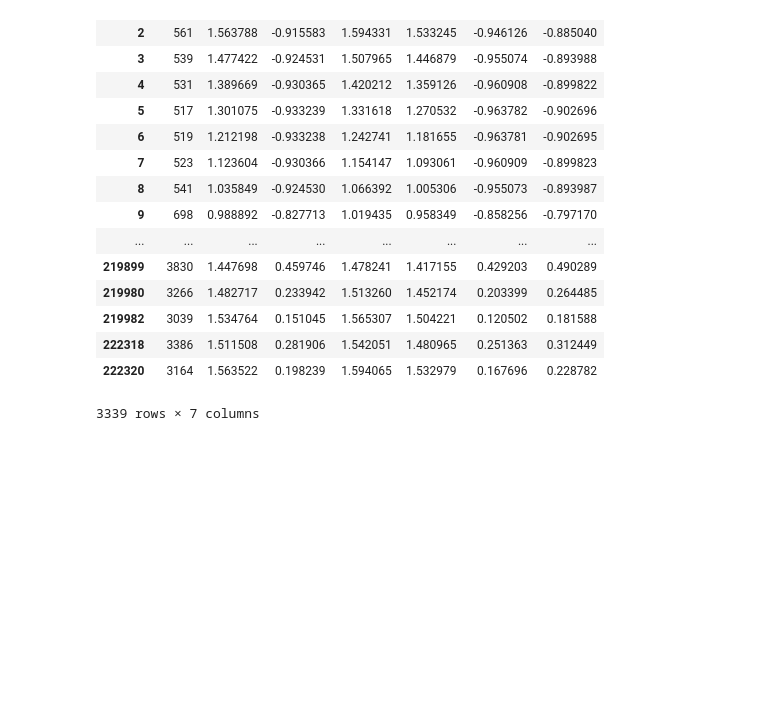
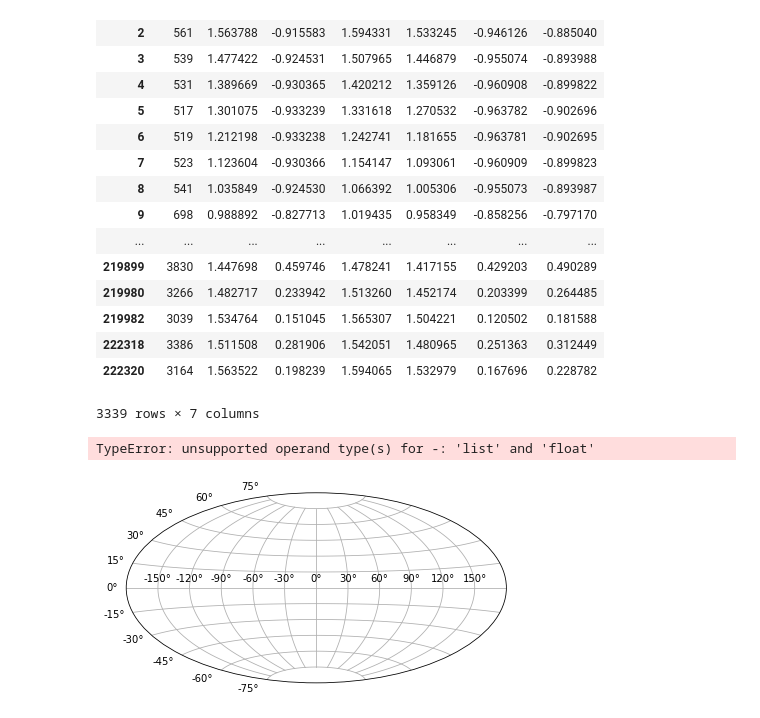
Before and after one commit to RobFirth/LSST_tools, a Jupyter notebook: lsst_tools/sims/notebooks/simulate_cadence.ipynb, the cells around one changed output. Cells and saved outputs as stored; diff of their text form; code cells hidden in the pictures; blank space fills up the shorter version.

```diff
--- a/lsst_tools/sims/notebooks/simulate_cadence.ipynb
+++ b/lsst_tools/sims/notebooks/simulate_cadence.ipynb
@@ -100,6 +100,9 @@ field_df = working_df[(working_df["RA_upper"] >= df["theta"][0] + np.pi) &
                 (working_df["Dec_lower"] >= df["phi"][0])  &
                 (working_df["Dec_upper"] <= df["phi"][0])]
 # %%
-utils.
+utils.plot_field(working_df)
+# %% [output]
+TypeError: unsupported operand type(s) for -: 'list' and 'float'
+[figure, added]
 # %%
 z
```
Also changed, not shown: parts of 1 cell of this notebook, 1 other file.
